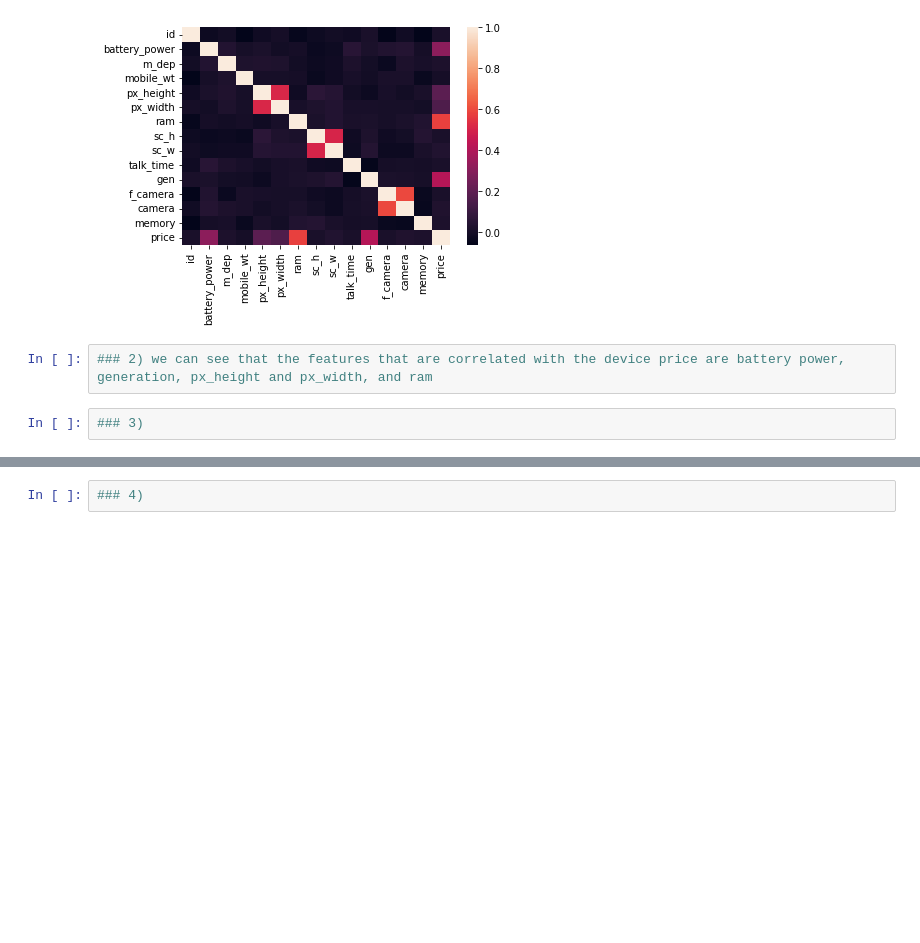
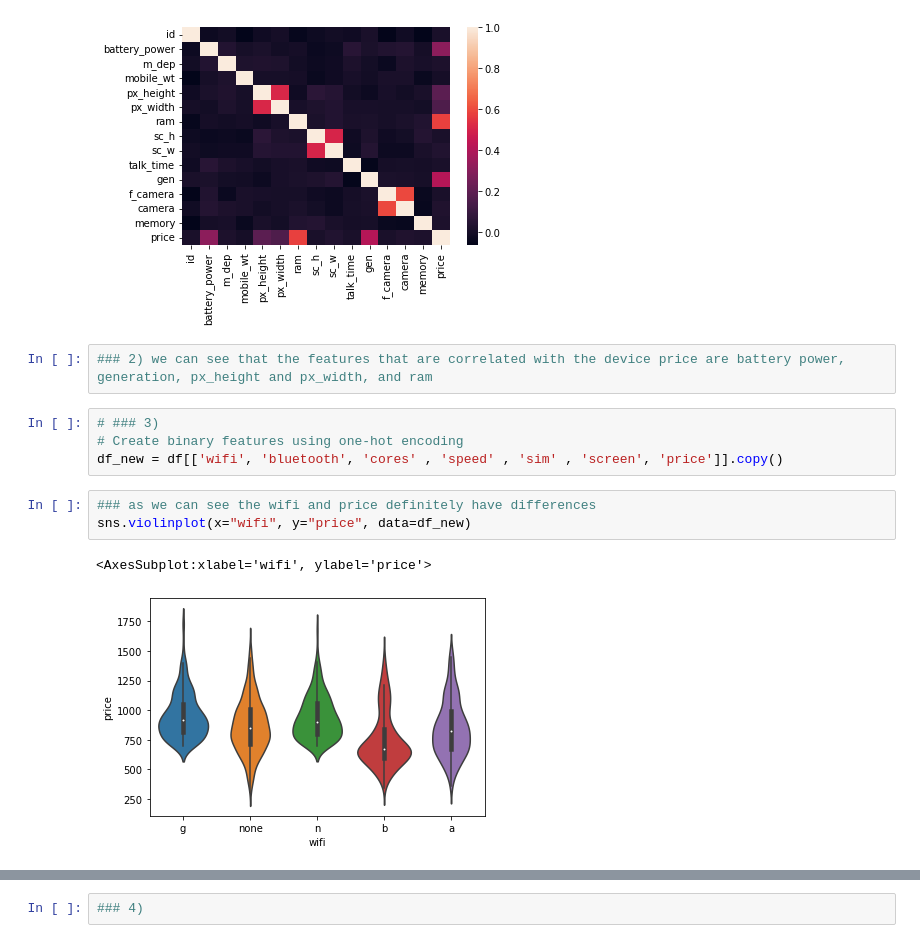
Before and after one commit to yuvalBerghaus/Data_Analysis, a Jupyter notebook: Task3/Task_3.ipynb, the cells around one changed output, grey strips where cells are left out. Cells and saved outputs as stored; diff of their text form; blank space fills up the shorter version.

```diff
--- a/Task3/Task_3.ipynb
+++ b/Task3/Task_3.ipynb
@@ -17,4 +18,12 @@ plt.show()
 # %%
 ### 2) we can see that the features that are correlated with the device price are battery power, generation, px_height and px_width, and ram
 # %%
-### 3)
+# ### 3)
+# Create binary features using one-hot encoding
+df_new = df[['wifi', 'bluetooth', 'cores' , 'speed' , 'sim' , 'screen', 'price']].copy()
+# %%
+### as we can see the wifi and price definitely have differences
+sns.violinplot(x="wifi", y="price", data=df_new)
+# %% [output]
+<AxesSubplot:xlabel='wifi', ylabel='price'>
+[figure, added]
```
Also changed, not shown: parts of 21 cells of this notebook, 1 other file.
